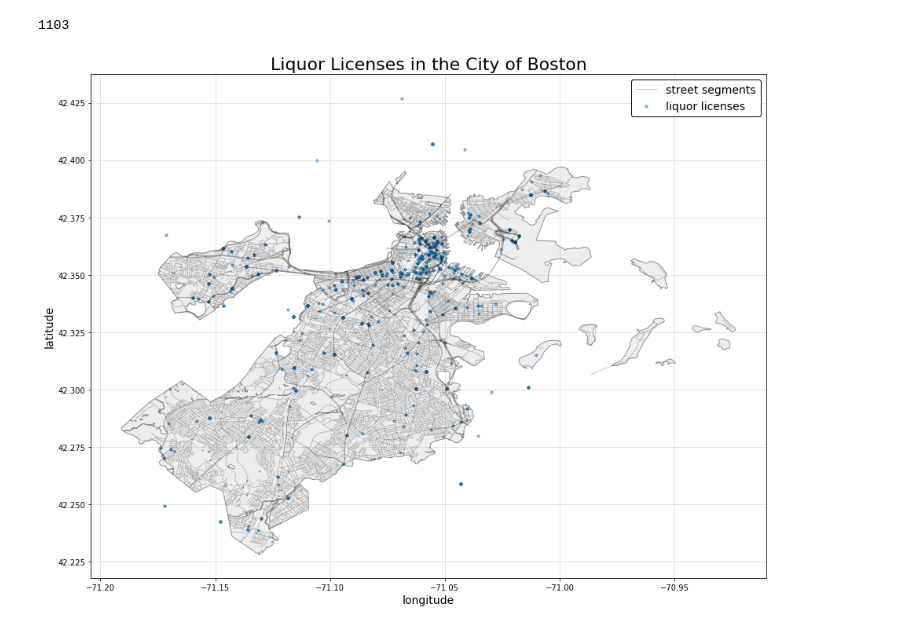
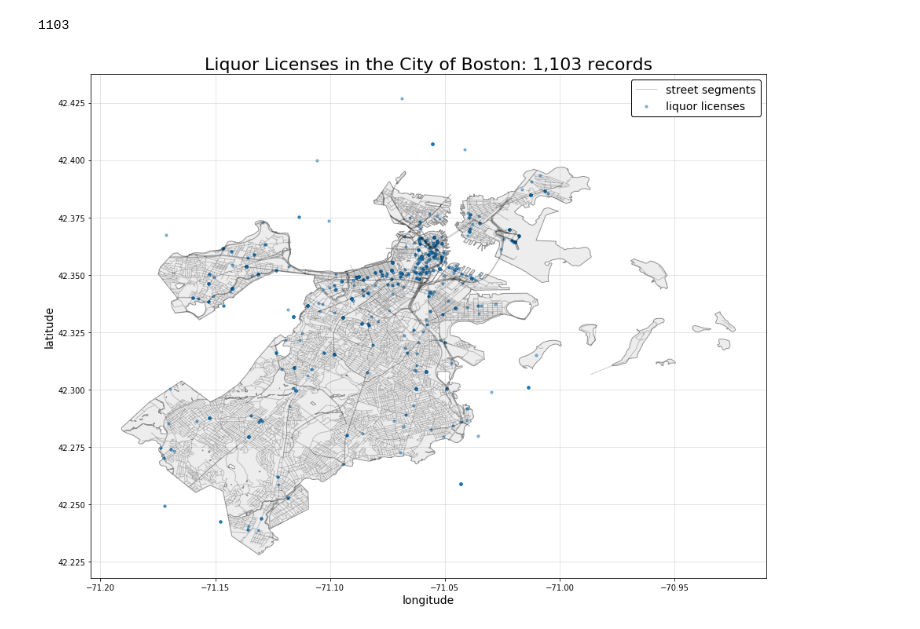
Before and after one commit to sedelmeyer/predicting-crime, a Jupyter notebook: notebooks/chris_liquor_EDA.ipynb, the cells around one changed output. Saved outputs shown, nothing was run; the diff lists cells and outputs as text; code cells hidden in the pictures.

Commit message:
fixed map plot title

```diff
--- a/notebooks/chris_liquor_EDA.ipynb
+++ b/notebooks/chris_liquor_EDA.ipynb
@@ -80,23 +80,23 @@ df_crime[['Lat', 'Long']] = df_crime[['Lat', 'Long']].astype(float)
 # %%
 # plot unique SAM records with city boundary and street segments overlays
 fig, ax = plt.subplots(figsize=(16,10))
 gdf_boston.plot(ax=ax, color='lightgray', edgecolor='k', alpha=0.4)
 gdf_streets.plot(ax=ax, color='k', linewidth=1, alpha=0.2, label='street segments')
 plt.title(
-    'Liquor Licenses in the City of Boston',
+    'Liquor Licenses in the City of Boston: 1,103 records',
     fontsize=22
 )
 plt.scatter(
     df_liquor_eda['Longitude'], df_liquor_eda['Latitude'],
 
     color='tab:blue', alpha=.5, s=10,
     label='liquor licenses'
 )
 plt.xlabel('longitude', fontsize=14)
 plt.ylabel('latitude', fontsize=14)
 plt.grid(":", alpha=0.4)
 plt.legend(edgecolor='k', framealpha=1, fontsize=14)
 plt.tight_layout()
 plt.show();
 # %% [output]
-[figure, old version]
+[figure, new version]
```
